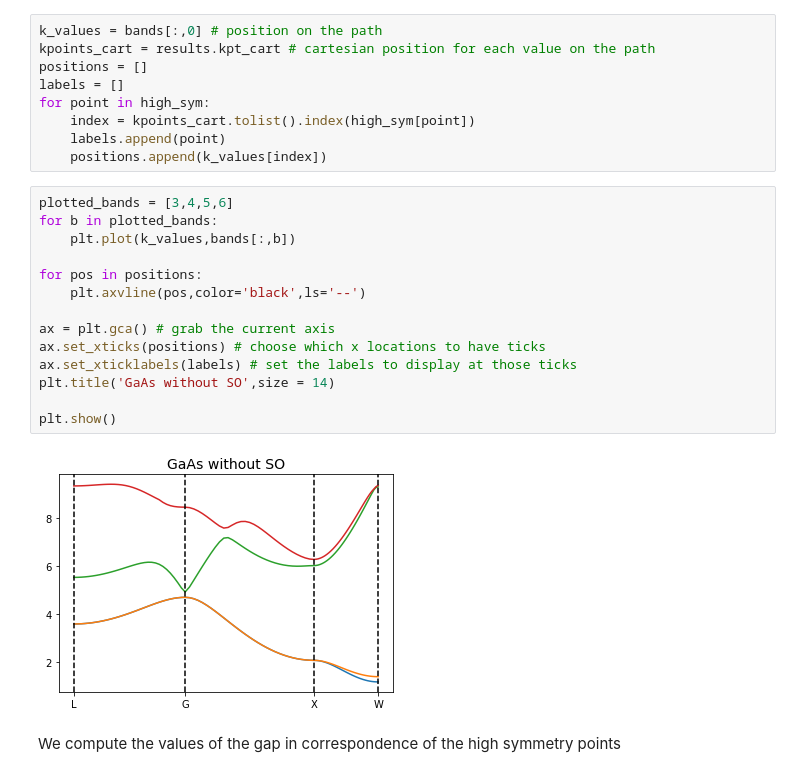
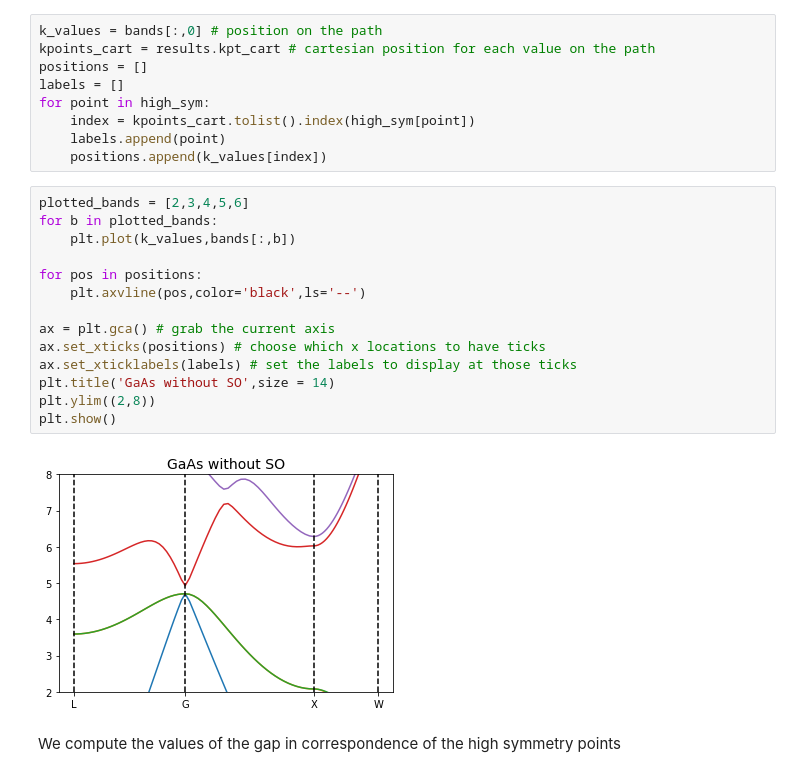
Before and after one commit to marcodalessandro76/Generation-and-decay-of-the-degree-of-spin-polarization-in-GaAs, a Jupyter notebook: QE_band_structure_without_SO.ipynb, the cells around one changed output. Saved outputs shown, nothing was run; the diff lists cells and outputs as text.

```diff
--- a/QE_band_structure_without_SO.ipynb
+++ b/QE_band_structure_without_SO.ipynb
@@ -162,21 +162,21 @@ for point in high_sym:
     labels.append(point)
     positions.append(k_values[index])
 # %%
-plotted_bands = [3,4,5,6]
+plotted_bands = [2,3,4,5,6]
 for b in plotted_bands:
     plt.plot(k_values,bands[:,b])
 
 for pos in positions:
     plt.axvline(pos,color='black',ls='--')
 
 ax = plt.gca() # grab the current axis
 ax.set_xticks(positions) # choose which x locations to have ticks
 ax.set_xticklabels(labels) # set the labels to display at those ticks
 plt.title('GaAs without SO',size = 14)
-
+plt.ylim((2,8))
 plt.show()
 # %% [output]
-[figure, old version]
+[figure, new version]
 # %% [markdown]
 We compute the values of the gap in correspondence of the high symmetry points
 # %%
```
Also changed, not shown: parts of 1 cell of this notebook, 1 other file.
